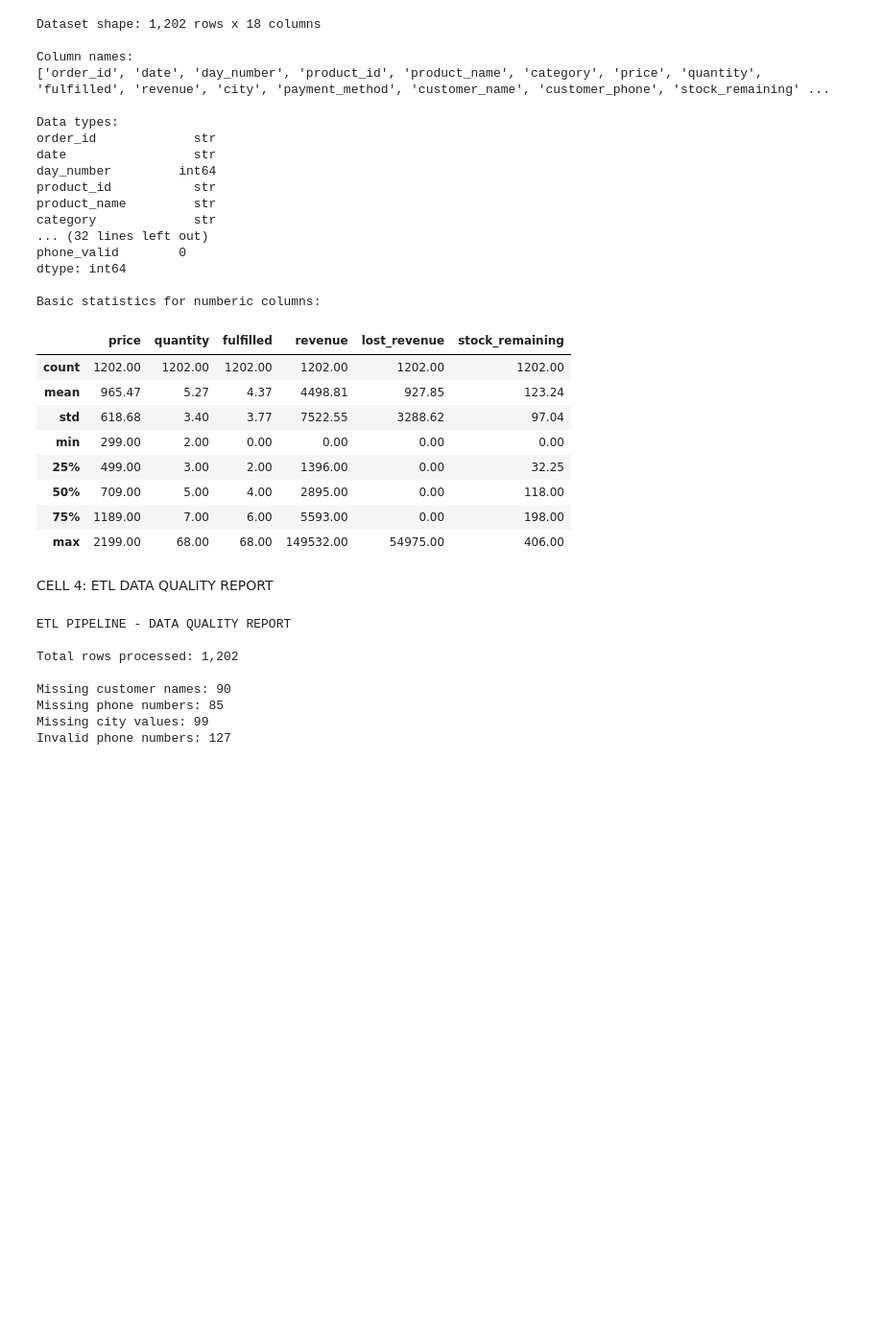
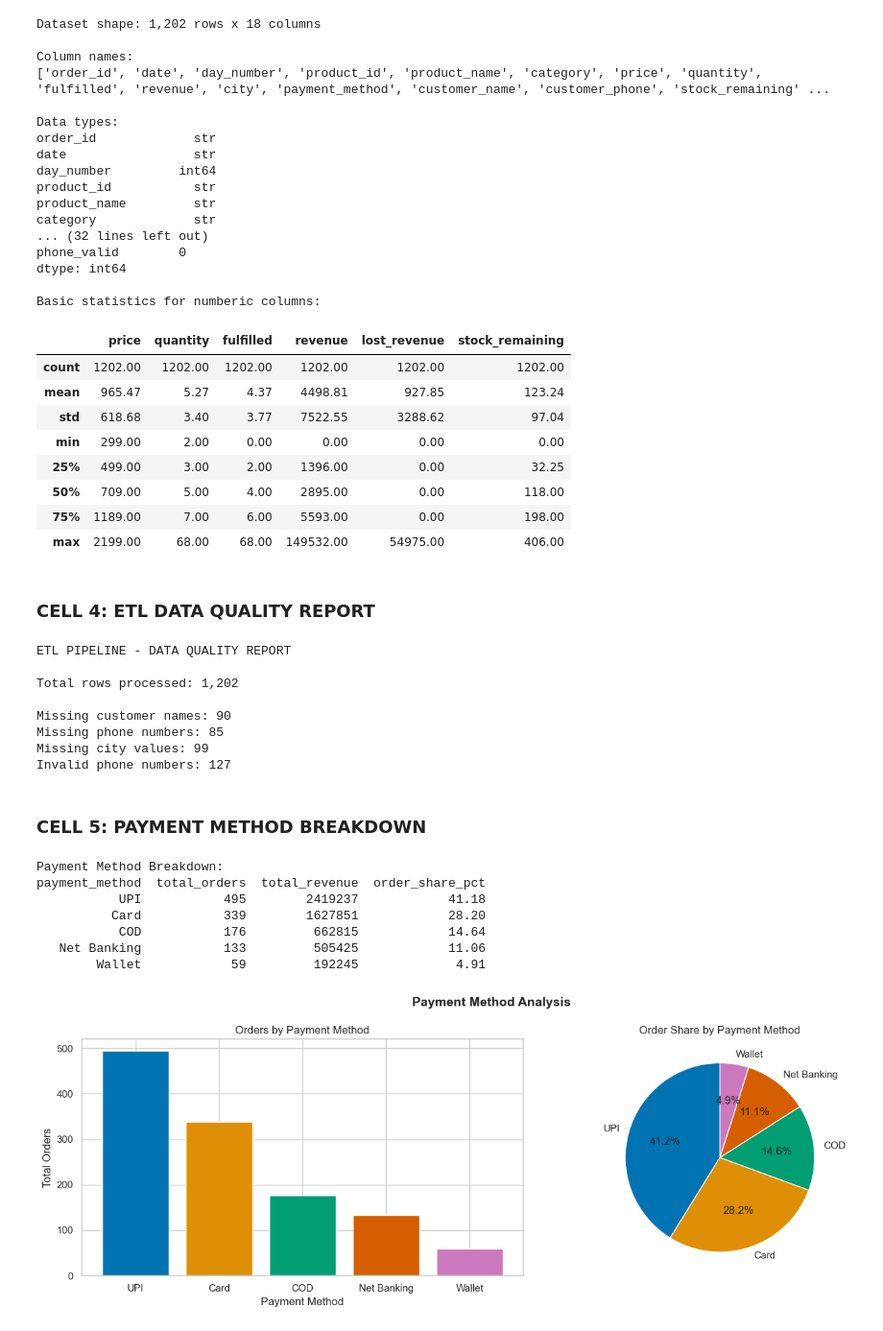
Before and after one commit to pragnika-labs/ecommerce-inventory-pipeline, a Jupyter notebook: analysis/insights.ipynb, the cells around one changed output. Shown at 96% size. Drawn from its saved outputs; the diff is of its cells as text; code cells hidden in the pictures; blank space fills up the shorter version.

Commit message:
Added new charts to the notebook

```diff
--- a/analysis/insights.ipynb
+++ b/analysis/insights.ipynb
@@ -27,13 +27,20 @@ plt.rcParams["font.size"] = 12
 
 #reads a .sql file and returns the contents as a string
 def read_sql_file(filepath):
-    with open(filepath, "r") as f:
+    current_dir = os.getcwd()
+    if "analysis" in current_dir:
+        full_path = os.path.abspath(
+            os.path.join(current_dir, "..", filepath))
+    else:
+        full_path = os.path.abspath(filepath)
+
+    with open(full_path, "r") as f:
         return f.read()
 
 #saves charts to analysis/charts/ folder and displays it
 def save_and_show(filename):
-    os.makedirs("analysis/charts", exist_ok=True)
-    plt.savefig(f"analysis/charts/{filename}", dpi=150, bbox_inches="tight")
+    os.makedirs("charts", exist_ok=True)
+    plt.savefig(f"charts/{filename}", dpi=150, bbox_inches="tight")
     plt.show()
 
 print("Setup complete - database connected")
@@ -104,7 +111,7 @@ Basic statistics for numberic columns:
 | 75% | 1189.00 | 7.00 | 6.00 | 5593.00 | 0.00 | 198.00 |
 | max | 2199.00 | 68.00 | 68.00 | 149532.00 | 54975.00 | 406.00 |
 # %% [markdown]
-CELL 4: ETL DATA QUALITY REPORT
+### **CELL 4: ETL DATA QUALITY REPORT**
 # %%
 total_rows = len(df)
 
@@ -130,3 +137,58 @@ Missing customer names: 90
 Missing phone numbers: 85
 Missing city values: 99
 Invalid phone numbers: 127
+# %% [markdown]
+### **CELL 5: PAYMENT METHOD BREAKDOWN**
+# %%
+payment = pd.read_sql("""
+                      SELECT
+                      payment_method,
+                      COUNT(order_id) AS total_orders,
+                      SUM(revenue) AS total_revenue,
+                      ROUND(COUNT(order_id) * 100.0/
+                      SUM(COUNT(order_id)) OVER (), 2) AS order_share_pct
+                      FROM sales_clean
+                      GROUP BY payment_method
+                      ORDER BY total_orders DESC
+                      """, engine)
+
+print("Payment Method Breakdown:")
+print(payment.to_string(index=False))
+print()
+
+fig, axes = plt.subplots(1,2,figsize=(14,5))
+
+my_colors = sns.color_palette("colorblind",5)
+
+#Left - bar chart
+axes[0].bar(
+    payment["payment_method"],
+    payment["total_orders"],
+    color = my_colors
+)
+axes[0].set_title("Orders by Payment Method")
+axes[0].set_xlabel("Payment Method")
+axes[0].set_ylabel("Total Orders")
+
+#Right - pie chart
+axes[1].pie(
+    payment["order_share_pct"],
+    labels = payment["payment_method"],
+    autopct = "%1.1f%%",
+    colors = my_colors,
+    startangle = 90
+)
+axes[1].set_title("Order Share by Payment Method")
+
+plt.suptitle("Payment Method Analysis", fontsize=14, fontweight="bold")
+plt.tight_layout()
+save_and_show("payment_methods.png")
+# %% [output]
+Payment Method Breakdown:
+payment_method  total_orders  total_revenue  order_share_pct
+           UPI           495        2419237            41.18
+          Card           339        1627851            28.20
+           COD           176         662815            14.64
+   Net Banking           133         505425            11.06
+        Wallet            59         192245             4.91
+[figure, added]
```
Also changed, not shown: parts of 10 cells of this notebook, 3 other files.
